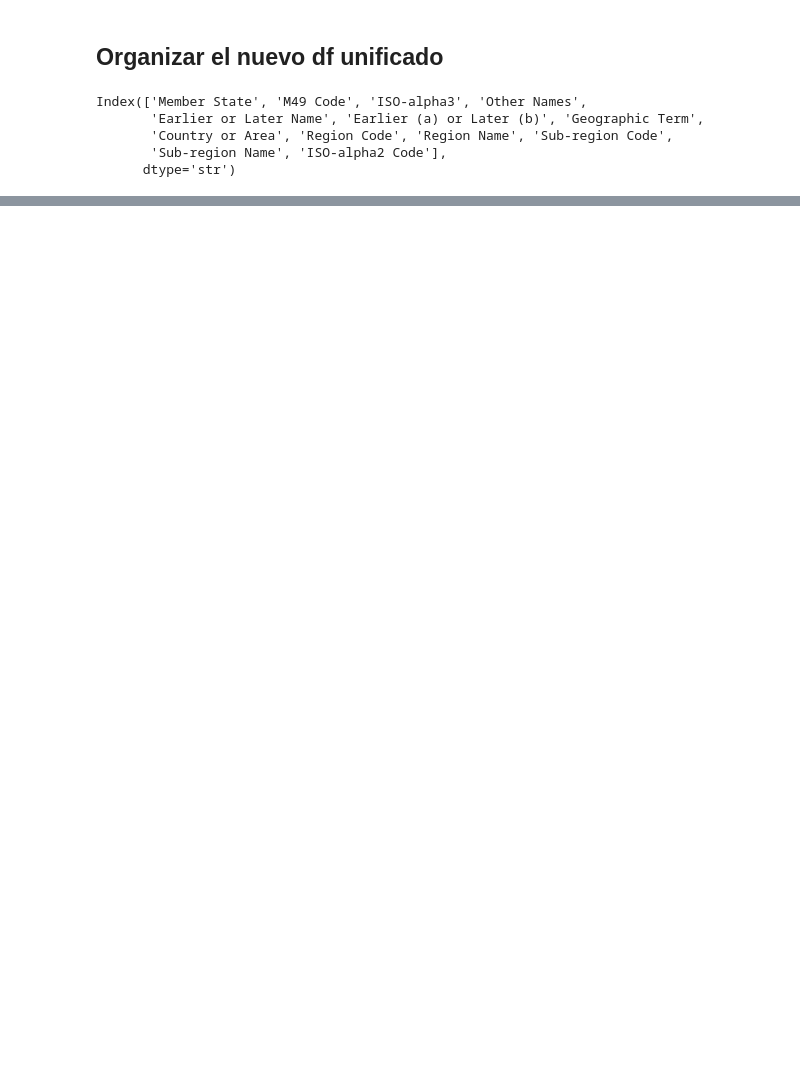
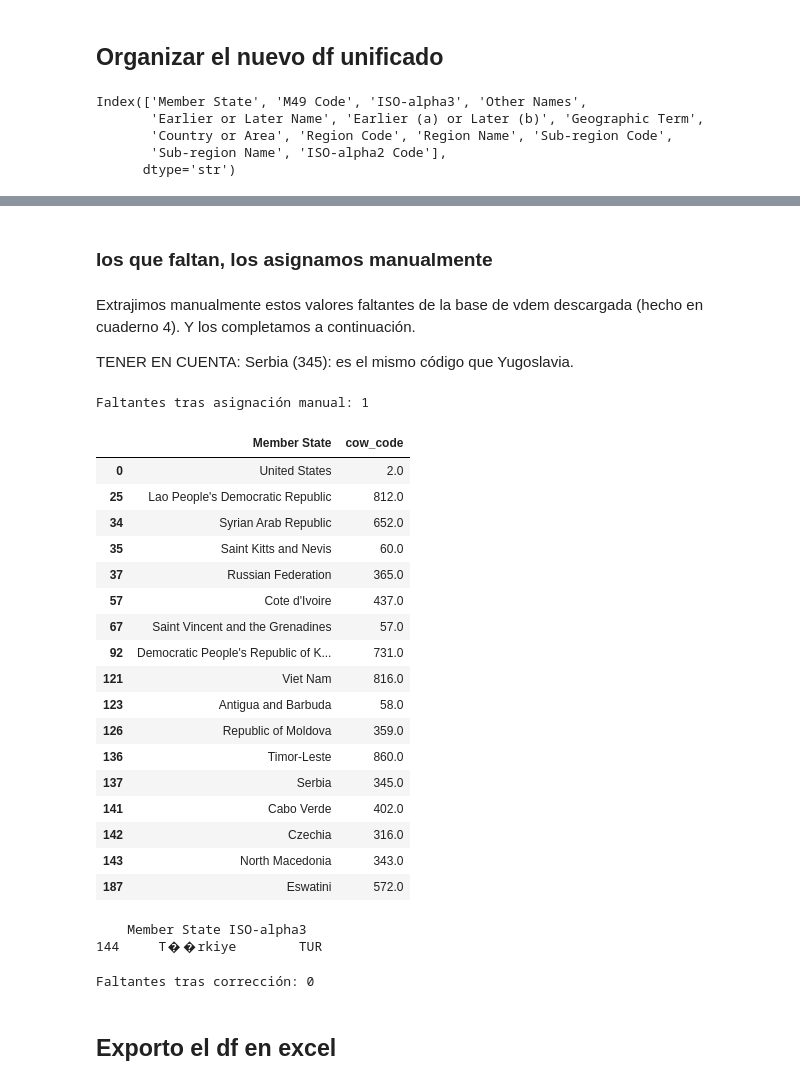
Before and after one commit to carmelaroman94-png/TFM, a Jupyter notebook: 03_estandarizando_codigos.ipynb, the cells around one changed output, grey strips where cells are left out. Saved outputs shown, nothing was run; the diff lists cells and outputs as text; code cells hidden in the pictures; blank space fills up the shorter version.

```diff
--- a/03_estandarizando_codigos.ipynb
+++ b/03_estandarizando_codigos.ipynb
@@ -150,0 +331,74 @@ df_regiones_miembros_onu.head()
+# %% [markdown]
+### los que faltan, los asignamos manualmente
+# %% [markdown]
+Extrajimos manualmente estos valores faltantes de la base de vdem descargada (hecho en cuaderno 4). Y los completamos a continuación.
+
+TENER EN CUENTA: Serbia (345): es el mismo código que Yugoslavia.
+# %%
+# Asignación manual verificada contra COW-country-codes.csv
+cow_code_manual = {
+    'United States': 2,
+    "Lao People's Democratic Republic": 812,
+    'Syrian Arab Republic': 652,
+    'Saint Kitts and Nevis': 60,
+    'Russian Federation': 365,
+    "Cote d'Ivoire": 437,
+    'Saint Vincent and the Grenadines': 57,
+    "Democratic People's Republic of Korea": 731,
+    'Viet Nam': 816,
+    'Antigua and Barbuda': 58,
+    'Republic of Moldova': 359,
+    'Timor-Leste': 860,
+    'Serbia': 345,          # mismo CCode histórico que Yugoslavia en COW; confirmado vía V-Dem
+    'Cabo Verde': 402,
+    'Czechia': 316,
+    'North Macedonia': 343,
+    'Türkiye': 640,
+    'Eswatini': 572,
+}
+
+mask_faltantes = df_regiones_miembros_onu['cow_code'].isna()
+
+df_regiones_miembros_onu.loc[mask_faltantes, 'cow_code'] = (
+    df_regiones_miembros_onu.loc[mask_faltantes, 'Member State'].map(cow_code_manual)
+)
+
+print(f"Faltantes tras asignación manual: {df_regiones_miembros_onu['cow_code'].isna().sum()}")
+df_regiones_miembros_onu[df_regiones_miembros_onu['Member State'].isin(cow_code_manual.keys())][['Member State', 'cow_code']]
+# %% [output]
+Faltantes tras asignación manual: 1
+|  | Member State | cow_code |
+| 0 | United States | 2.0 |
+| 25 | Lao People's Democratic Republic | 812.0 |
+| 34 | Syrian Arab Republic | 652.0 |
+| 35 | Saint Kitts and Nevis | 60.0 |
+| 37 | Russian Federation | 365.0 |
+| 57 | Cote d'Ivoire | 437.0 |
+| 67 | Saint Vincent and the Grenadines | 57.0 |
+| 92 | Democratic People's Republic of K... | 731.0 |
+| 121 | Viet Nam | 816.0 |
+| 123 | Antigua and Barbuda | 58.0 |
+| 126 | Republic of Moldova | 359.0 |
+| 136 | Timor-Leste | 860.0 |
+| 137 | Serbia | 345.0 |
+| 141 | Cabo Verde | 402.0 |
+| 142 | Czechia | 316.0 |
+| 143 | North Macedonia | 343.0 |
+| 187 | Eswatini | 572.0 |
+# %%
+# Diagnóstico: ver cuál quedó sin asignar
+pendiente = df_regiones_miembros_onu[df_regiones_miembros_onu['cow_code'].isna()]
+print(pendiente[['Member State', 'ISO-alpha3']])
+# %% [output]
+    Member State ISO-alpha3
+144     T��rkiye        TUR
+# %%
+df_regiones_miembros_onu.loc[
+    df_regiones_miembros_onu['ISO-alpha3'] == 'TUR', 'cow_code'
+] = 640
+
+print(f"Faltantes tras corrección: {df_regiones_miembros_onu['cow_code'].isna().sum()}")
+# %% [output]
+Faltantes tras corrección: 0
+# %% [markdown]
+## Exporto el df en excel
```
Also changed, not shown: parts of 15 cells of this notebook, 14 other files.
